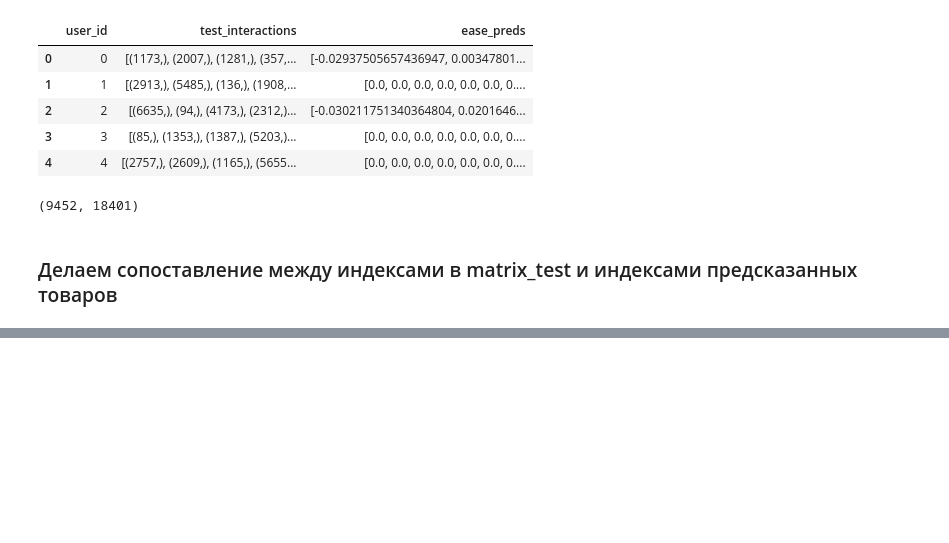
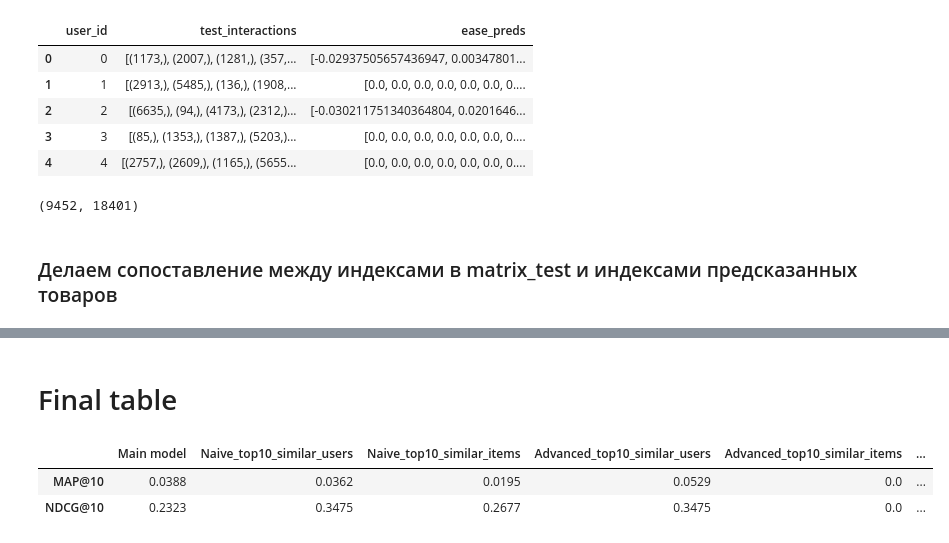
Before and after one commit to malyushitsky/RecSys_group_project, a Jupyter notebook: models_experiments/ml_metrics.ipynb, the cells around one changed output, grey strips where cells are left out. Drawn from its saved outputs; the diff is of its cells as text; code cells hidden in the pictures; blank space fills up the shorter version.

```diff
--- a/models_experiments/ml_metrics.ipynb
+++ b/models_experiments/ml_metrics.ipynb
@@ -707,0 +711,28 @@ EASE Средний NDCG@10: 0.18631967549391754
+# %% [markdown]
+# Final table
+# %%
+main_model = [0.0388, 0.2323]
+naive_top10_similar_users = [0.0362, 0.3475]
+naive_top10_similar_items = [0.0195, 0.2677]
+advanced_top10_similar_users = [0.0529, 0.3475]
+advanced_top10_similar_items = [0, 0]
+svd = [0.0379, 0.3895]
+ease = [0.0035, 0.1193]
+data = np.column_stack((main_model,
+                        naive_top10_similar_users,
+                        naive_top10_similar_items,
+                        advanced_top10_similar_users,
+                        advanced_top10_similar_items,
+                        svd,
+                        ease))
+pd.DataFrame(data, columns=['Main model',
+                            'Naive_top10_similar_users',
+                            'Naive_top10_similar_items',
+                            'Advanced_top10_similar_users',
+                            'Advanced_top10_similar_items',
+                            'SVD',
+                            'EASE'], index=['MAP@10', 'NDCG@10'])
+# %% [output]
+|  | Main model | Naive_top10_similar_users | Naive_top10_similar_items | Advanced_top10_similar_users | Advanced_top10_similar_items | ... |
+| MAP@10 | 0.0388 | 0.0362 | 0.0195 | 0.0529 | 0.0 | ... |
+| NDCG@10 | 0.2323 | 0.3475 | 0.2677 | 0.3475 | 0.0 | ... |
```
Also changed, not shown: parts of 34 cells of this notebook, 1 other file.
